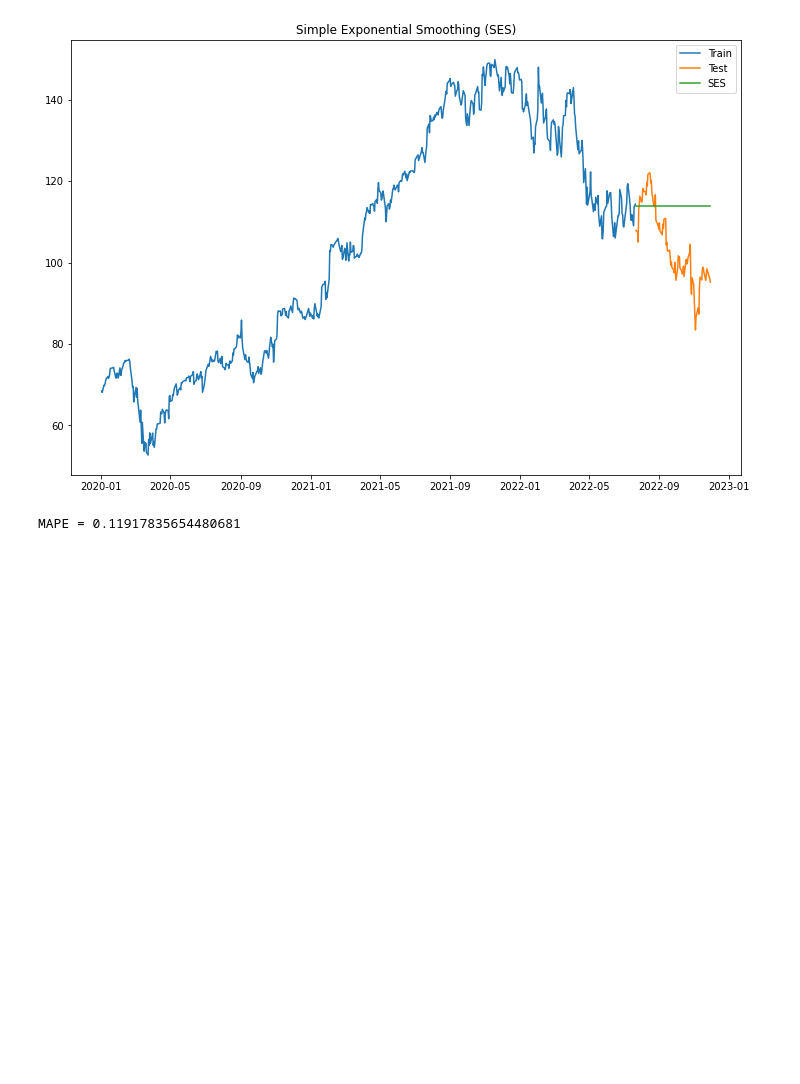
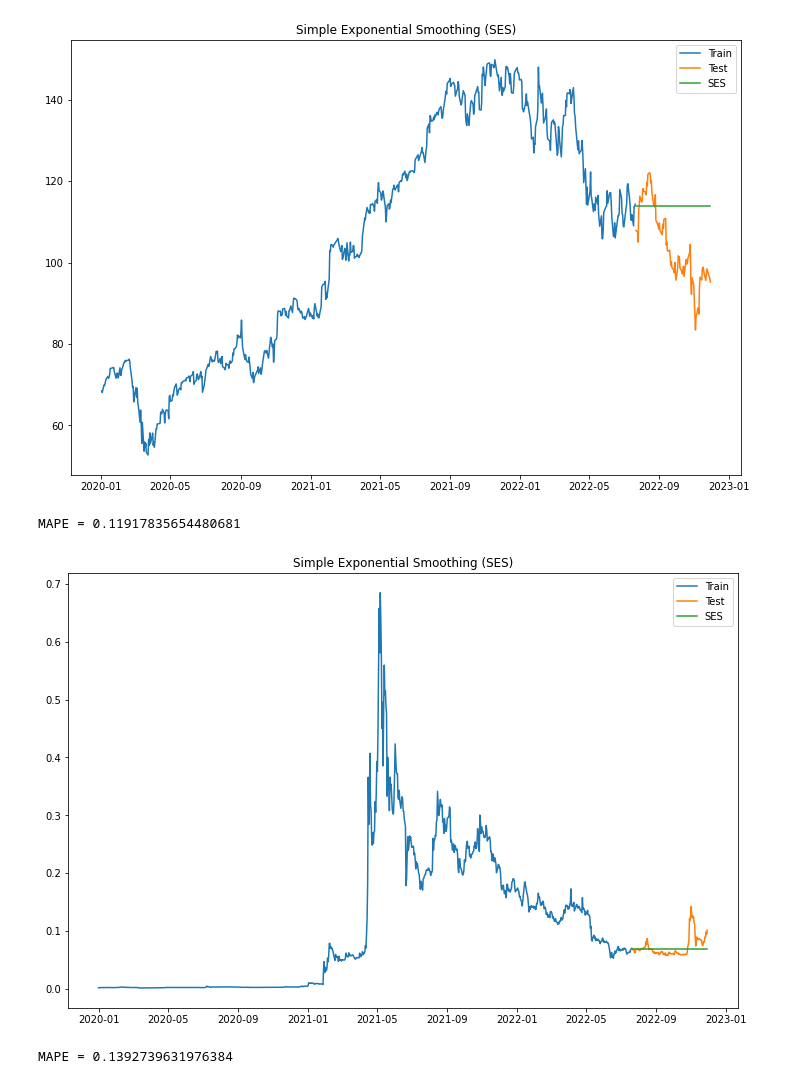
Before and after one commit to SahajTC/A-Fire-Inside, a Jupyter notebook: exponential_smoothening.ipynb, the cells around one changed output. Cells and saved outputs as stored; diff of their text form; code cells hidden in the pictures; blank space fills up the shorter version.

```diff
--- a/exponential_smoothening.ipynb
+++ b/exponential_smoothening.ipynb
@@ -26,13 +28,12 @@ Successfully installed requests-2.28.1 yfinance-0.1.90
 # %%
 import yfinance as yf
-
 btc=yf.download(tickers='BTC-USD', start='2020-01-01', end='2022-11-30', interval = '1d')#bitcoin
 eth=yf.download(tickers='ETH-USD', start='2020-01-01', end='2022-11-30', interval = '1d')#etherum
 bnb=yf.download(tickers='BNB-USD', start='2020-01-01', end='2022-11-30', interval = '1d')#binance
 
-aapl = yf.download(tickers='AAPL', start='2020-01-01', end='2022-11-30', interval = '1d')#apple
-tsla=yf.download(tickers='TSLA', start='2020-01-01', end='2022-11-30', interval = '1d')#tesla
-googl=yf.download(tickers='GOOGL', start='2020-01-01', end='2022-11-30', interval = '1d')#google
+doge=yf.download(tickers='DOGE-USD', start='2020-01-01', end='2022-11-30', interval = '1d')#dogecoin
+dot=yf.download(tickers='DOT-USD', start='2020-01-01', end='2022-11-30', interval = '1d')#polkadot
+atom=yf.download(tickers='ATOM-USD', start='2020-01-01', end='2022-11-30', interval = '1d')#cosmos
 # %% [output]
 [*********************100%***********************]  1 of 1 completed
 [*********************100%***********************]  1 of 1 completed
@@ -95,3 +96,8 @@ mod_train(googl)
 # %% [output]
 [figure]
 MAPE = 0.11917835654480681
+# %%
+mod_train(doge)
+# %% [output]
+[figure, added]
+MAPE = 0.1392739631976384
```
Also changed, not shown: parts of 4 cells of this notebook.
